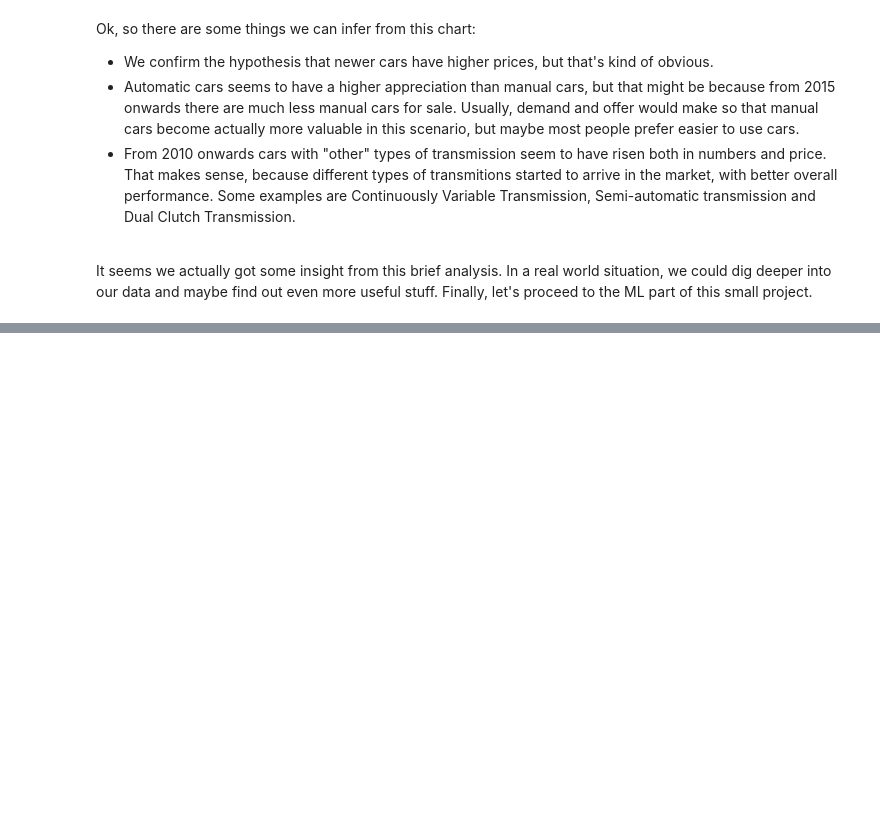
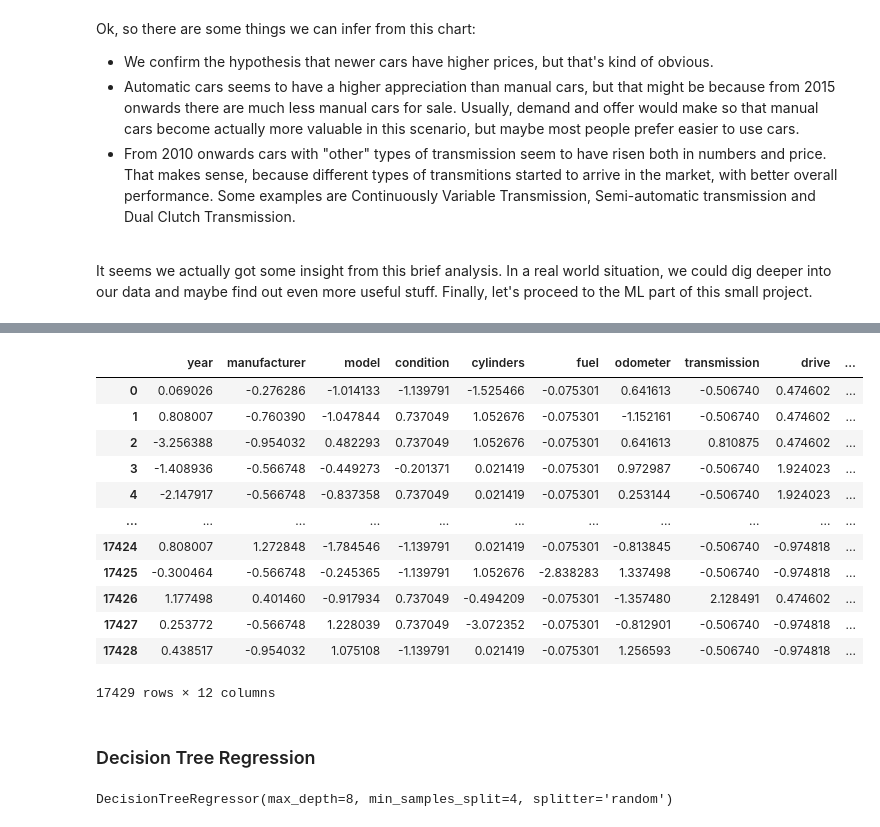
Before and after one commit to guicttram/used-cars-price-prediction, a Jupyter notebook: Price Prediction.ipynb, the cells around one changed output, grey strips where cells are left out. Saved outputs shown, nothing was run; the diff lists cells and outputs as text; code cells hidden in the pictures; blank space fills up the shorter version.

```diff
--- a/Price Prediction.ipynb
+++ b/Price Prediction.ipynb
@@ -320,0 +348,21 @@ It seems we actually got some insight from this brief analysis. In a real world
+# %%
+scaler = StandardScaler()
+X_copy = X.copy()
+X = pd.DataFrame(scaler.fit_transform(X))
+X.columns = X_copy.columns
+# %%
+pd.DataFrame(X)
+# %% [output]
+|  | year | manufacturer | model | condition | cylinders | fuel | odometer | transmission | drive | ... |
+| 0 | 0.069026 | -0.276286 | -1.014133 | -1.139791 | -1.525466 | -0.075301 | 0.641613 | -0.506740 | 0.474602 | ... |
+| 1 | 0.808007 | -0.760390 | -1.047844 | 0.737049 | 1.052676 | -0.075301 | -1.152161 | -0.506740 | 0.474602 | ... |
+| 2 | -3.256388 | -0.954032 | 0.482293 | 0.737049 | 1.052676 | -0.075301 | 0.641613 | 0.810875 | 0.474602 | ... |
+| 3 | -1.408936 | -0.566748 | -0.449273 | -0.201371 | 0.021419 | -0.075301 | 0.972987 | -0.506740 | 1.924023 | ... |
+| 4 | -2.147917 | -0.566748 | -0.837358 | 0.737049 | 0.021419 | -0.075301 | 0.253144 | -0.506740 | 1.924023 | ... |
+| ... | ... | ... | ... | ... | ... | ... | ... | ... | ... | ... |
+| 17424 | 0.808007 | 1.272848 | -1.784546 | -1.139791 | 0.021419 | -0.075301 | -0.813845 | -0.506740 | -0.974818 | ... |
+| 17425 | -0.300464 | -0.566748 | -0.245365 | -1.139791 | 1.052676 | -2.838283 | 1.337498 | -0.506740 | -0.974818 | ... |
+| 17426 | 1.177498 | 0.401460 | -0.917934 | 0.737049 | -0.494209 | -0.075301 | -1.357480 | 2.128491 | 0.474602 | ... |
+| 17427 | 0.253772 | -0.566748 | 1.228039 | 0.737049 | -3.072352 | -0.075301 | -0.812901 | -0.506740 | -0.974818 | ... |
+| 17428 | 0.438517 | -0.954032 | 1.075108 | -1.139791 | 0.021419 | -0.075301 | 1.256593 | -0.506740 | -0.974818 | ... |
+17429 rows × 12 columns
@@ -320,0 +371,2 @@ It seems we actually got some insight from this brief analysis. In a real world
+# %% [markdown]
+### Decision Tree Regression
@@ -320,0 +380,6 @@ It seems we actually got some insight from this brief analysis. In a real world
+# %%
+dtrmodel_1.fit(X_train, y_train)
+dtrmodel_2.fit(X_train, y_train)
+dtrmodel_3.fit(X_train, y_train)
+# %% [output]
+DecisionTreeRegressor(max_depth=8, min_samples_split=4, splitter='random')
```
Also changed, not shown: parts of 26 cells of this notebook.
